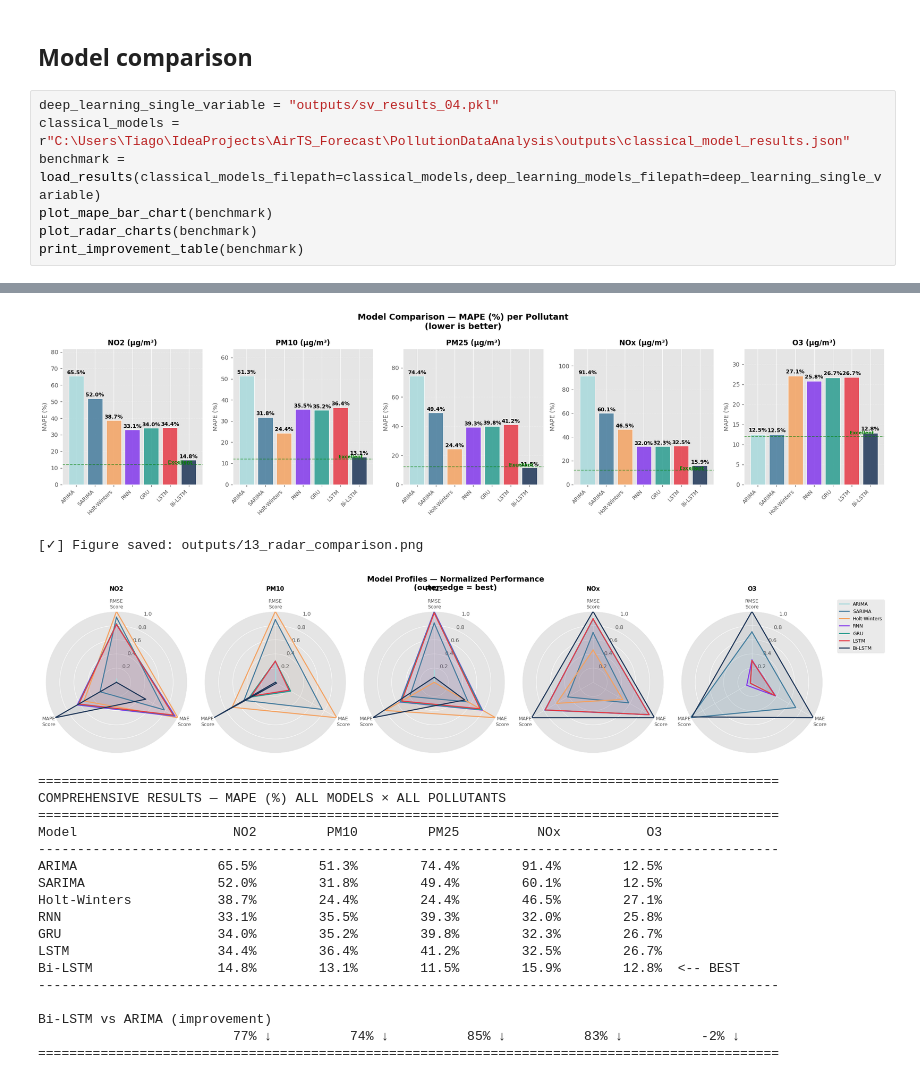
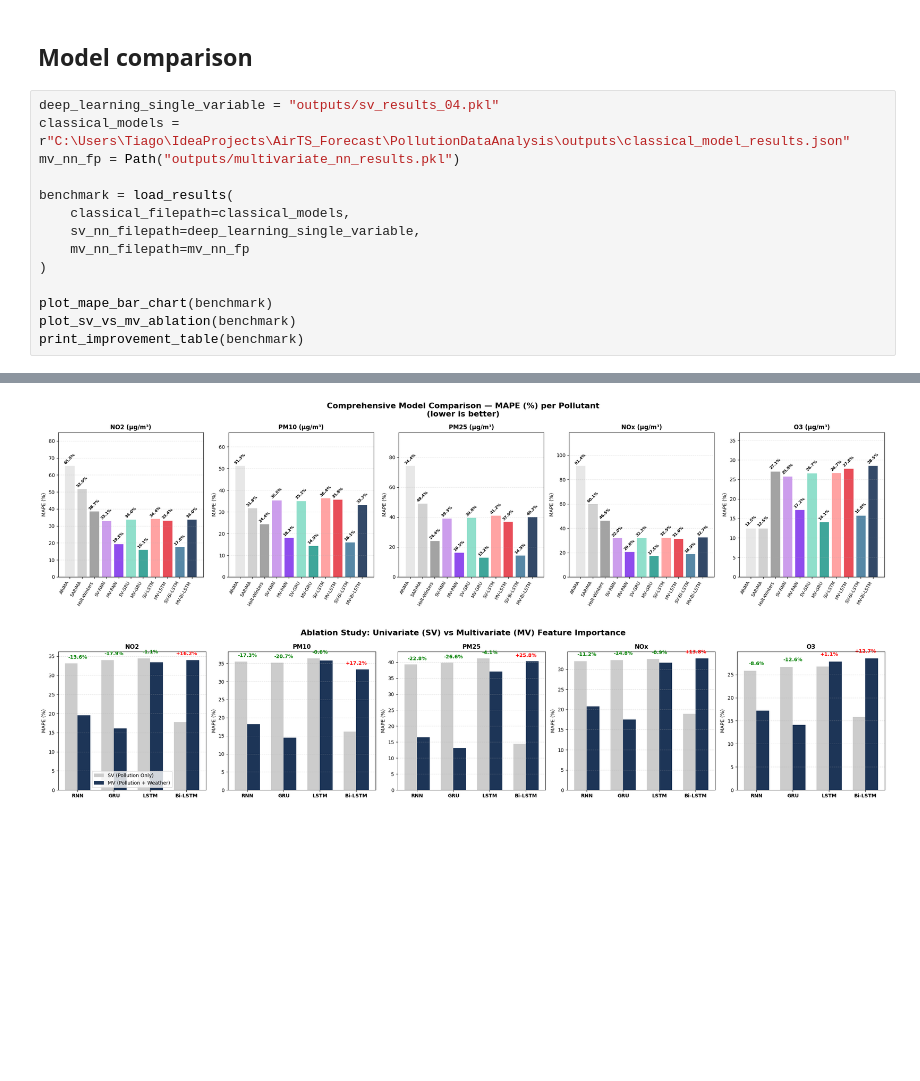
Before and after one commit to tiagoross-ops/AirTS_Forecast, a Jupyter notebook: pollution_DL_models_report.ipynb, the cells around one changed output, grey strips where cells are left out. Cells and saved outputs as stored; diff of their text form; blank space fills up the shorter version.

```diff
--- a/pollution_DL_models_report.ipynb
+++ b/pollution_DL_models_report.ipynb
@@ -439,8 +442,15 @@ Part 3.2 Complete!
 # %%
 deep_learning_single_variable = "outputs/sv_results_04.pkl"
 classical_models = r"C:\Users\Tiago\IdeaProjects\AirTS_Forecast\PollutionDataAnalysis\outputs\classical_model_results.json"
-benchmark = load_results(classical_models_filepath=classical_models,deep_learning_models_filepath=deep_learning_single_variable)
+mv_nn_fp = Path("outputs/multivariate_nn_results.pkl")
+
+benchmark = load_results(
+    classical_filepath=classical_models,
+    sv_nn_filepath=deep_learning_single_variable,
+    mv_nn_filepath=mv_nn_fp
+)
+
 plot_mape_bar_chart(benchmark)
-plot_radar_charts(benchmark)
+plot_sv_vs_mv_ablation(benchmark)
 print_improvement_table(benchmark)
 # %% [output]
@@ -466,20 +474,2 @@ O3   : [✓] ARIMA, [✓] SARIMA, [✓] Holt-Winters, [✓] RNN, [✓] GRU, [✓
-[figure, old version]
+[figure, new version]
-[✓] Figure saved: outputs/13_radar_comparison.png
-[figure, old version]
+[figure, new version]
-===============================================================================================
-COMPREHENSIVE RESULTS — MAPE (%) ALL MODELS × ALL POLLUTANTS
-===============================================================================================
-Model                    NO2         PM10         PM25          NOx           O3
------------------------------------------------------------------------------------------------
-ARIMA                  65.5%        51.3%        74.4%        91.4%        12.5%
-SARIMA                 52.0%        31.8%        49.4%        60.1%        12.5%
-Holt-Winters           38.7%        24.4%        24.4%        46.5%        27.1%
-RNN                    33.1%        35.5%        39.3%        32.0%        25.8%
-GRU                    34.0%        35.2%        39.8%        32.3%        26.7%
-LSTM                   34.4%        36.4%        41.2%        32.5%        26.7%
-Bi-LSTM                14.8%        13.1%        11.5%        15.9%        12.8%  <-- BEST
------------------------------------------------------------------------------------------------
-
-Bi-LSTM vs ARIMA (improvement)
-                         77% ↓          74% ↓          85% ↓          83% ↓          -2% ↓
-===============================================================================================
```
Also changed, not shown: parts of 4 cells of this notebook, 2 other files.
